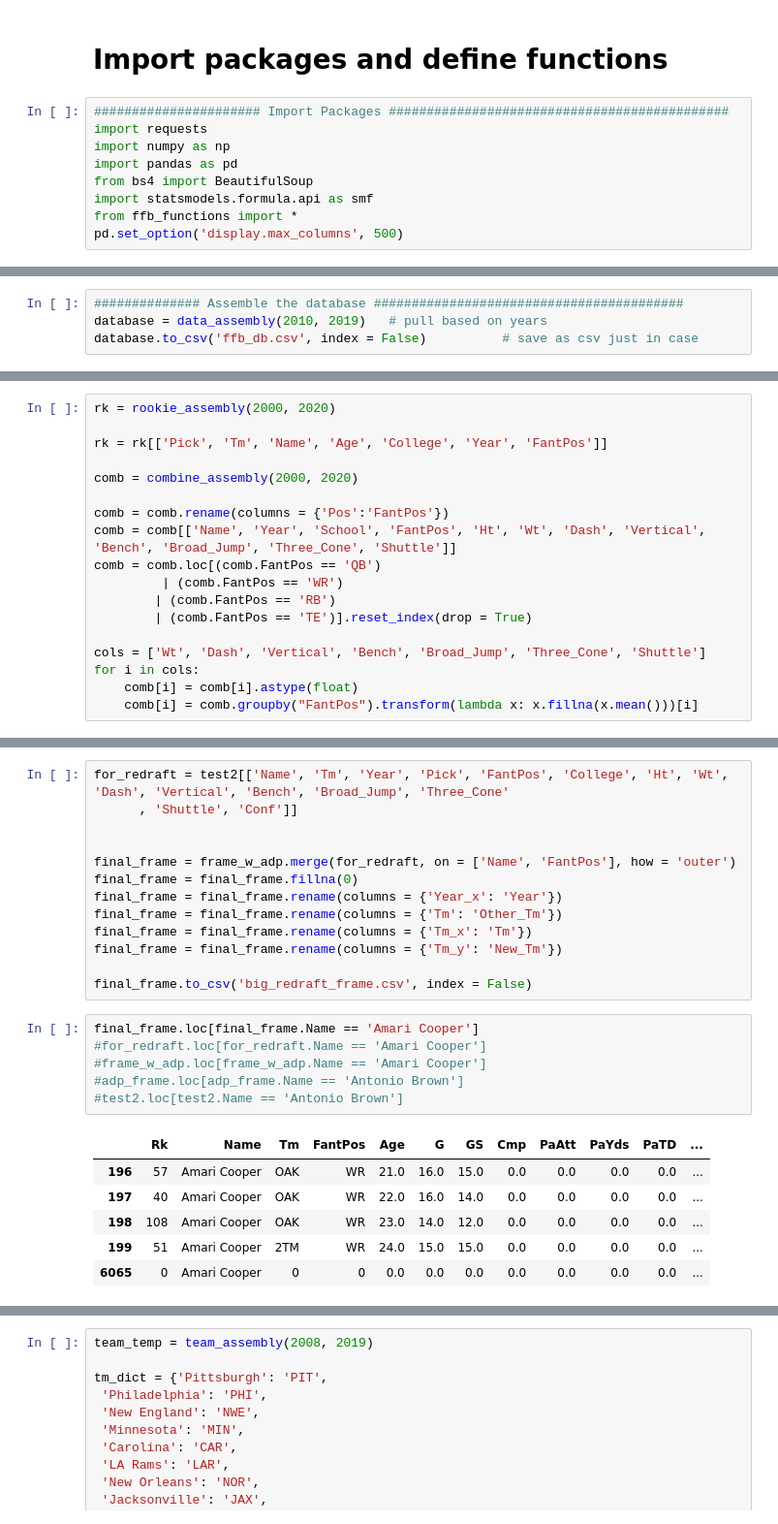
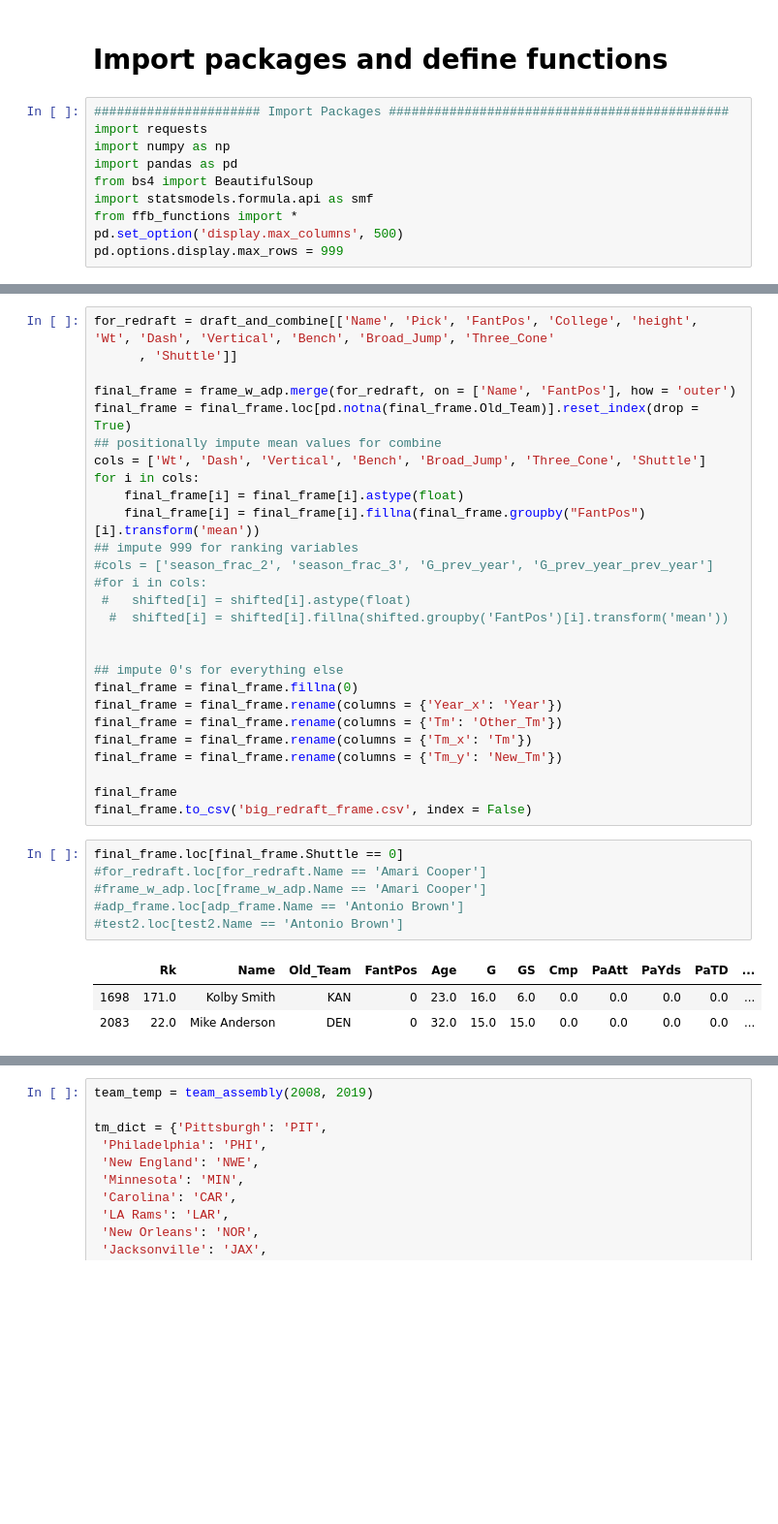
Before and after one commit to joshuacoven/fantasy_football_scraping, a Jupyter notebook: redraft_database_assembly.ipynb, the cells around one changed output, grey strips where cells are left out. Shown at 97% size. Cells and saved outputs as stored; diff of their text form; blank space fills up the shorter version.

Commit message:
big updates including better ADP database and the start of cross validation

```diff
--- a/redraft_database_assembly.ipynb
+++ b/redraft_database_assembly.ipynb
@@ -31,4 +35,5 @@ from bs4 import BeautifulSoup
 import statsmodels.formula.api as smf
 from ffb_functions import *
 pd.set_option('display.max_columns', 500)
+pd.options.display.max_rows = 999
 # %% [markdown]
@@ -36,5 +41 @@ pd.set_option('display.max_columns', 500)
-# %%
-############## Assemble the database #########################################
-database = data_assembly(2010, 2019)   # pull based on years
-database.to_csv('ffb_db.csv', index = False)          # save as csv just in case
 # %%
@@ -159,18 +251,0 @@ Josh Jacobs
-# %%
-rk = rookie_assembly(2000, 2020)
-
-rk = rk[['Pick', 'Tm', 'Name', 'Age', 'College', 'Year', 'FantPos']]
-
-comb = combine_assembly(2000, 2020)
-
-comb = comb.rename(columns = {'Pos':'FantPos'})
-comb = comb[['Name', 'Year', 'School', 'FantPos', 'Ht', 'Wt', 'Dash', 'Vertical', 'Bench', 'Broad_Jump', 'Three_Cone', 'Shuttle']]
-comb = comb.loc[(comb.FantPos == 'QB')
-         | (comb.FantPos == 'WR')
-        | (comb.FantPos == 'RB')
-        | (comb.FantPos == 'TE')].reset_index(drop = True)
-
-cols = ['Wt', 'Dash', 'Vertical', 'Bench', 'Broad_Jump', 'Three_Cone', 'Shuttle']
-for i in cols:
-    comb[i] = comb[i].astype(float)
-    comb[i] = comb.groupby("FantPos").transform(lambda x: x.fillna(x.mean()))[i]
@@ -189,26 +341,37 @@ test3.to_csv('full_college_df.csv', index = False)
 # %%
-for_redraft = test2[['Name', 'Tm', 'Year', 'Pick', 'FantPos', 'College', 'Ht', 'Wt', 'Dash', 'Vertical', 'Bench', 'Broad_Jump', 'Three_Cone'
-      , 'Shuttle', 'Conf']]
+for_redraft = draft_and_combine[['Name', 'Pick', 'FantPos', 'College', 'height', 'Wt', 'Dash', 'Vertical', 'Bench', 'Broad_Jump', 'Three_Cone'
+      , 'Shuttle']]
+
+final_frame = frame_w_adp.merge(for_redraft, on = ['Name', 'FantPos'], how = 'outer')
+final_frame = final_frame.loc[pd.notna(final_frame.Old_Team)].reset_index(drop = True)
+## positionally impute mean values for combine
+cols = ['Wt', 'Dash', 'Vertical', 'Bench', 'Broad_Jump', 'Three_Cone', 'Shuttle']
+for i in cols:
+    final_frame[i] = final_frame[i].astype(float)
+    final_frame[i] = final_frame[i].fillna(final_frame.groupby("FantPos")[i].transform('mean'))
+## impute 999 for ranking variables
+#cols = ['season_frac_2', 'season_frac_3', 'G_prev_year', 'G_prev_year_prev_year']
+#for i in cols:
+ #   shifted[i] = shifted[i].astype(float)
+  #  shifted[i] = shifted[i].fillna(shifted.groupby('FantPos')[i].transform('mean'))
 
 
-final_frame = frame_w_adp.merge(for_redraft, on = ['Name', 'FantPos'], how = 'outer')
+## impute 0's for everything else
 final_frame = final_frame.fillna(0)
 final_frame = final_frame.rename(columns = {'Year_x': 'Year'})
 final_frame = final_frame.rename(columns = {'Tm': 'Other_Tm'})
 final_frame = final_frame.rename(columns = {'Tm_x': 'Tm'})
 final_frame = final_frame.rename(columns = {'Tm_y': 'New_Tm'})
 
+final_frame
 final_frame.to_csv('big_redraft_frame.csv', index = False)
 # %%
-final_frame.loc[final_frame.Name == 'Amari Cooper']
+final_frame.loc[final_frame.Shuttle == 0]
 #for_redraft.loc[for_redraft.Name == 'Amari Cooper']
 #frame_w_adp.loc[frame_w_adp.Name == 'Amari Cooper']
 #adp_frame.loc[adp_frame.Name == 'Antonio Brown']
 #test2.loc[test2.Name == 'Antonio Brown']
 # %% [output]
-|  | Rk | Name | Tm | FantPos | Age | G | GS | Cmp | PaAtt | PaYds | PaTD | ... |
-| 196 | 57 | Amari Cooper | OAK | WR | 21.0 | 16.0 | 15.0 | 0.0 | 0.0 | 0.0 | 0.0 | ... |
-| 197 | 40 | Amari Cooper | OAK | WR | 22.0 | 16.0 | 14.0 | 0.0 | 0.0 | 0.0 | 0.0 | ... |
-| 198 | 108 | Amari Cooper | OAK | WR | 23.0 | 14.0 | 12.0 | 0.0 | 0.0 | 0.0 | 0.0 | ... |
-| 199 | 51 | Amari Cooper | 2TM | WR | 24.0 | 15.0 | 15.0 | 0.0 | 0.0 | 0.0 | 0.0 | ... |
-| 6065 | 0 | Amari Cooper | 0 | 0 | 0.0 | 0.0 | 0.0 | 0.0 | 0.0 | 0.0 | 0.0 | ... |
+|  | Rk | Name | Old_Team | FantPos | Age | G | GS | Cmp | PaAtt | PaYds | PaTD | ... |
+| 1698 | 171.0 | Kolby Smith | KAN | 0 | 23.0 | 16.0 | 6.0 | 0.0 | 0.0 | 0.0 | 0.0 | ... |
+| 2083 | 22.0 | Mike Anderson | DEN | 0 | 32.0 | 15.0 | 15.0 | 0.0 | 0.0 | 0.0 | 0.0 | ... |
```
Also changed, not shown: parts of 19 cells of this notebook, 8 other files.
